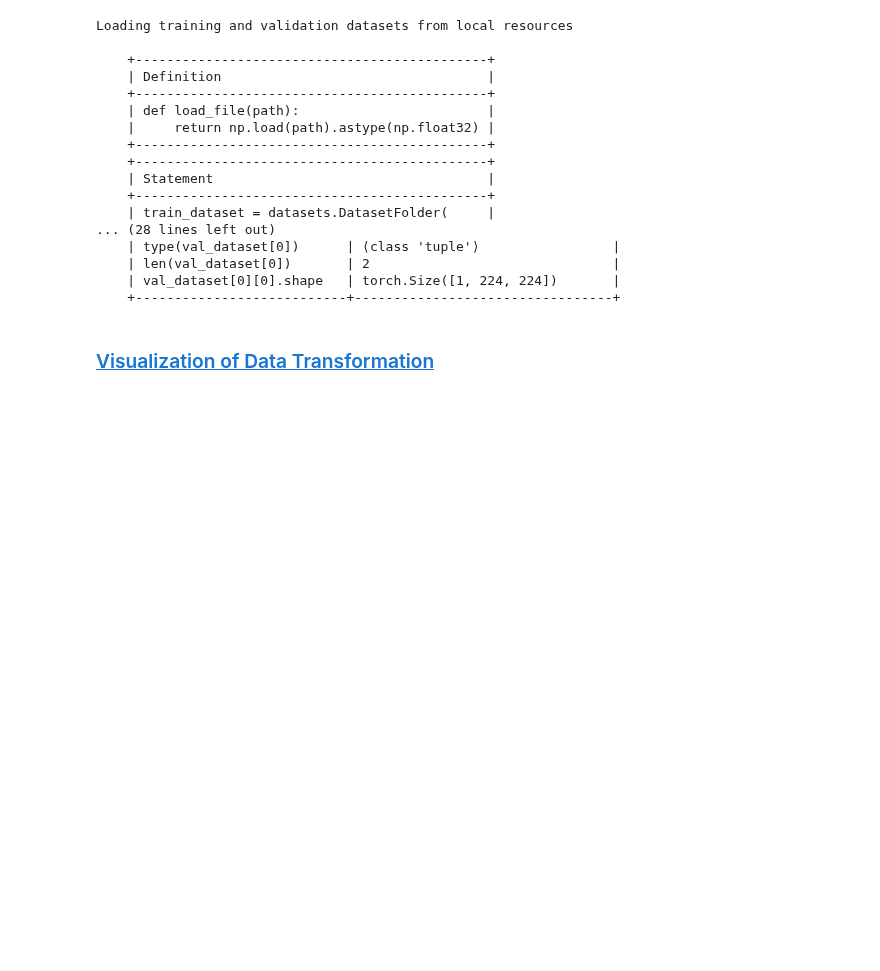
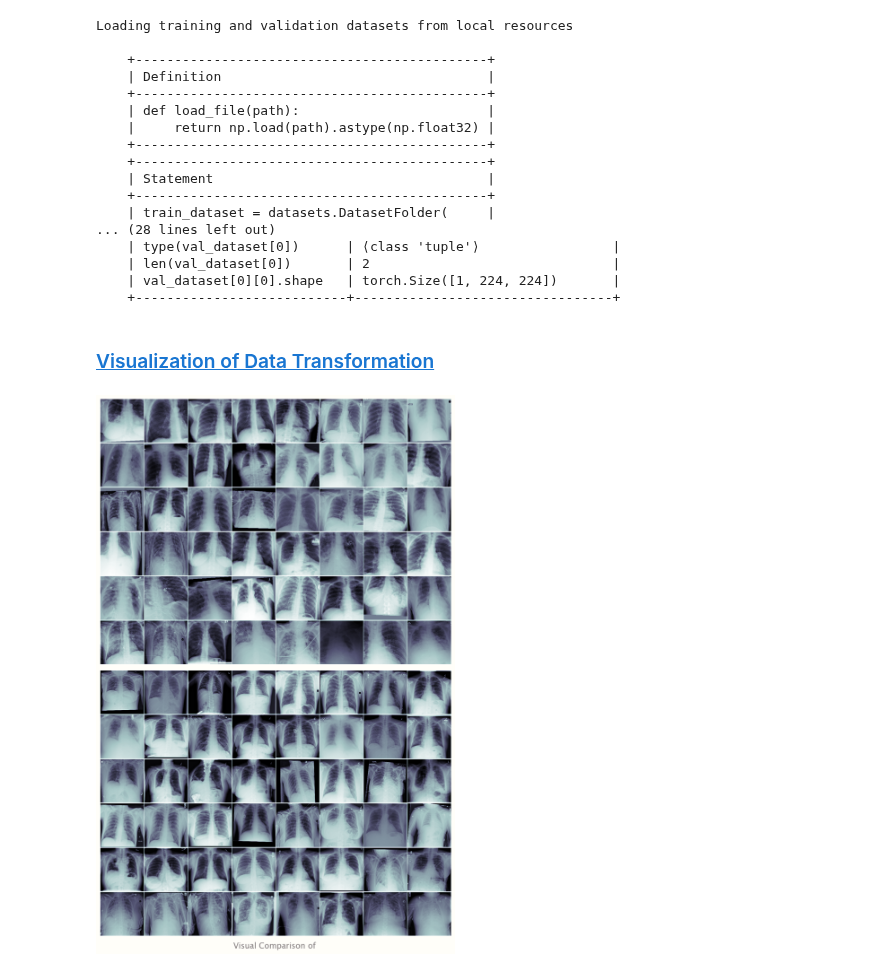
Before and after one commit to RaphaelZH/OpenCV_Program_EN, a Jupyter notebook: Deep Learning with PyTorch for Medical Image Analysis/Notebooks/4 - Pneumonia-Classification (Compressed).ipynb, the cells around one changed output. Cells and saved outputs as stored; diff of their text form; code cells hidden in the pictures; blank space fills up the shorter version.

Commit message:
basic visual

```diff
--- a/Deep Learning with PyTorch for Medical Image Analysis/Notebooks/4 - Pneumonia-Classification (Compressed).ipynb
+++ b/Deep Learning with PyTorch for Medical Image Analysis/Notebooks/4 - Pneumonia-Classification (Compressed).ipynb
@@ -622,25 +622,21 @@ Loading training and validation datasets from local resources
     +---------------------------+---------------------------------+
 # %% [markdown]
 ### <a id='toc5_2_2_'></a>[Visualization of Data Transformation](#toc0_)
+# %%
+inputs = train_dataset
+images, labels = [], []
+for i in range(len(inputs)):
+    image, label = inputs[i]
+    images.append(image)
+    labels.append(label)
+#
+images = torch.cat(images, dim=0).unsqueeze(1)
 # %%
-def sort_checker(list_1):
-    list_2 = list_1[1:]
-    if all(a <= b for a, b in zip(list_1, list_2)):
-        return "ascending"
-    elif all(a >= b for a, b in zip(list_1, list_2)):
-        return "descending"
-    elif all(a == b for a, b in zip(list_1, list_2)):
-        return "identical"
-    else:
-        return "unordered"
-
+"""
 
 def title_adder(func):
     @wraps(func)
     def wrapper(inputs, ax, dict_slices, title=None, **kwargs):
-        is_sorted = sort_checker(list(dict_slices.values()))
-        if title is None:
-            title = f"DICOM image grid with {is_sorted} slice locations"
         func(inputs, ax, dict_slices, **kwargs)
         ax.set_title(
             title,
@@ -683,20 +679,26 @@ def grid_annotator(func):
             )
 
     return wrapper
+"""
 
-
-@title_adder
-@grid_annotator
-def grid_DICOM_2D_image(inputs, ax, n=None, row_size=9, pad_value=1):
+# @title_adder
+# @grid_annotator
+def grid_DICOM_2D_image(inputs, ax, n=None, row_size=8, slice_interval=500, pad_value=1):
     if n is None:
-        n = inputs.shape[0]
+        n = len(inputs)
+    n = math.ceil(n / slice_interval)
     nrows = math.ceil(n / row_size)
     cmap = "bone"
 
-    # The only types supported by `torch.Tensor` are float64, float32, float16, complex64,
-    # complex128, int64, int32, int16, int8, uint8 and bool, not uint16
-    inputs = torch.Tensor(inputs.astype(int)).unsqueeze(1)
+    images, labels = [], []
+    for i in range(len(inputs)):
+        image, label = inputs[i]
+        images.append(image)
+        labels.append(label)
+    images = torch.cat(images, dim=0).unsqueeze(1)
+    images = images[::slice_interval, :, :, :]
 
+    """
     x_positions_1 = [
         math.ceil(
             x * inputs[:row_size].shape[3]
@@ -721,31 +723,19 @@ def grid_DICOM_2D_image(inputs, ax, n=None, row_size=9, pad_value=1):
         )
         for y in range(nrows)
     ]
+    """
 
     for i in range(nrows):
-        if len(inputs) > row_size:
-            row_images = inputs[:row_size]
-            inputs = inputs[row_size:]
+        if len(images) > row_size:
+            row_images = images[:row_size]
+            images = images[row_size:]
         else:
-            row_images = inputs[:]
-        # Unlike the images in the MNIST dataset, the DICOM file images do not take values
-        # in the range (0, 1), so the parameter `normalize` needs to be set to True in order to
-        # move their values proportionally to the range (0, 1)
-
-        # By querying the source code of `vision/torchvision/utils.py`, it is clear that any
-        # single-channel image is converted to a three-channel image, and all are represented
-        # as tensors, as shown below:
-        # > if tensor.dim() == 2:  # single image H x W
-        # >     tensor = tensor.unsqueeze(0)
-        # > if tensor.dim() == 3:  # single image
-        # >     if tensor.size(0) == 1:  # if single-channel, convert to 3-channel
-        # >         tensor = torch.cat((tensor, tensor, tensor), 0)
-        # >     tensor = tensor.unsqueeze(0)
-        # >
-        # > if tensor.dim() == 4 and tensor.size(1) == 1:  # single-channel images
-        # >     tensor = torch.cat((tensor, tensor, tensor), 1)
+            row_images = images[:]
         grid_row = make_grid(
-            row_images, nrow=row_size, normalize=True, pad_value=pad_value
+            row_images,
+            nrow=row_size,
+            normalize=True,
+            pad_value=pad_value,
         )
         scalar_row = grid_row.numpy().transpose(1, 2, 0)[:, :, 0]
         if i == 0:
@@ -758,42 +748,37 @@ def grid_DICOM_2D_image(inputs, ax, n=None, row_size=9, pad_value=1):
                         math.ceil(scalar_row.shape[1] / inputs.shape[0] * row_size),
                     ),
                     np.nan,
                 )
                 scalar_image[:, : scalar_row.shape[1]] = scalar_row
         elif scalar_image.shape[1] == scalar_row.shape[1]:
             scalar_image = np.concatenate((scalar_image, scalar_row), axis=0)
         else:
             image_to_concat = np.full(
                 (scalar_image.shape[0] + scalar_row.shape[0], scalar_image.shape[1]),
                 np.nan,
             )
             image_to_concat[: scalar_image.shape[0], :] = scalar_image
             image_to_concat[scalar_image.shape[0] :, : scalar_row.shape[1]] = scalar_row
             scalar_image = image_to_concat
     ax.imshow(scalar_image, cmap=cmap)
     ax.set(xticks=[], yticks=[], frame_on=False)
     ax.grid(False)
-    return x_positions_1, x_positions_2, y_positions, cmap
+    return ax
 
 
-unordered_full_volume = [slice.pixel_array for slice in mri_data]
-unordered_full_volume = np.array(unordered_full_volume)
-descending_slices = {
-    index: float(slice.SliceLocation)
-    for index, slice in enumerate(mri_data_ordered[::-1])
-}
 
-fig, axs = plt.subplots(3, 1, figsize=(figure_size[0], figure_size[1] / 7 * 9))
-grid_DICOM_2D_image(unordered_full_volume, axs[0], unordered_slices)
-grid_DICOM_2D_image(full_volume, axs[1], ordered_slices)
-grid_DICOM_2D_image(full_volume[::-1], axs[2], descending_slices)
+fig, axs = plt.subplots(2, 1, figsize=(figure_size[0], figure_size[1] / 7 * 11))
+grid_DICOM_2D_image(train_dataset, axs[0])
+grid_DICOM_2D_image(val_dataset, axs[1], row_size=8, slice_interval=56)
 
 fig.suptitle(
-    "Visual Comparison of DICOM Image Grids with Unordered and Ordered Slice Locations",
+    "Visual Comparison of ",
     fontsize="x-large",
     x=0.5,
     y=0,
 )
 
 plt.tight_layout()
 plt.show()
+# %% [output]
+[figure, added]
```
Also changed, not shown: parts of 2 cells of this notebook, 1 other file.
